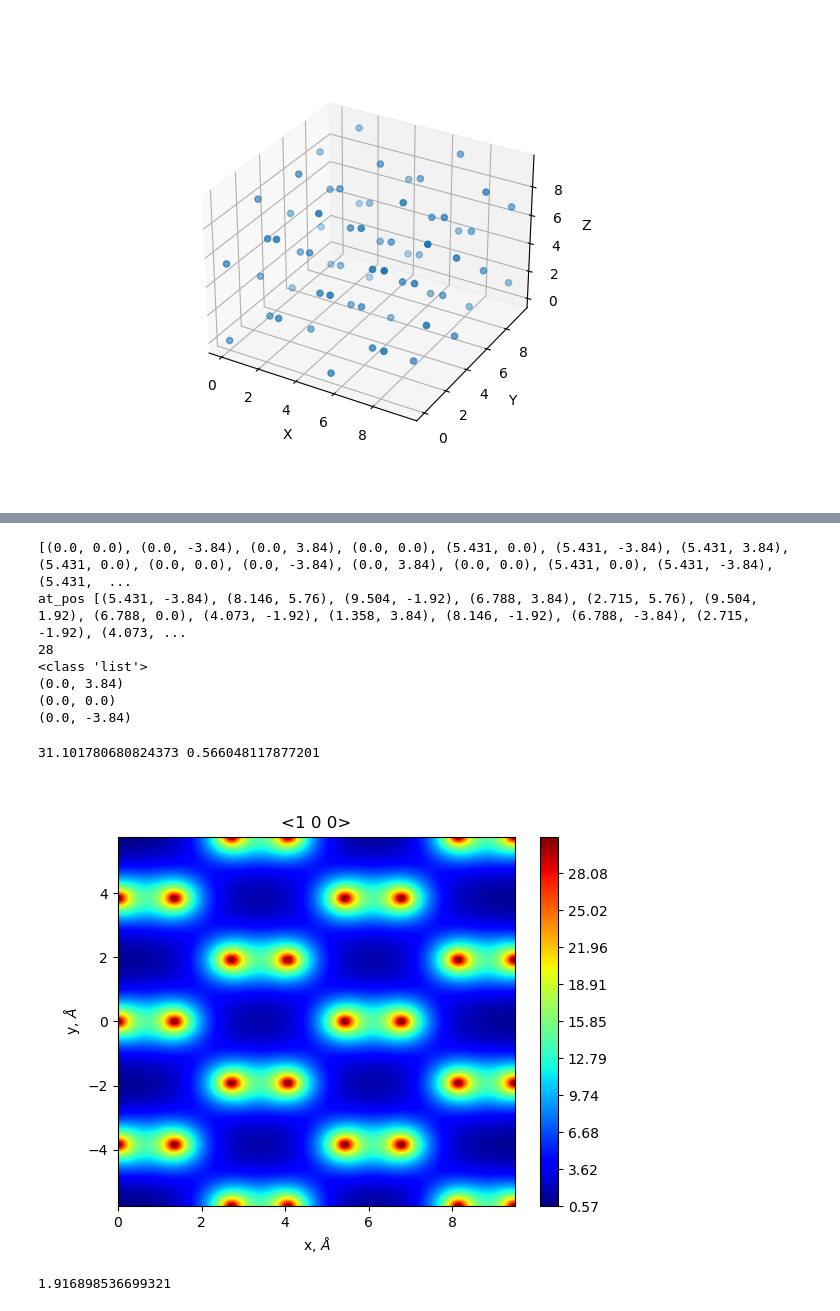
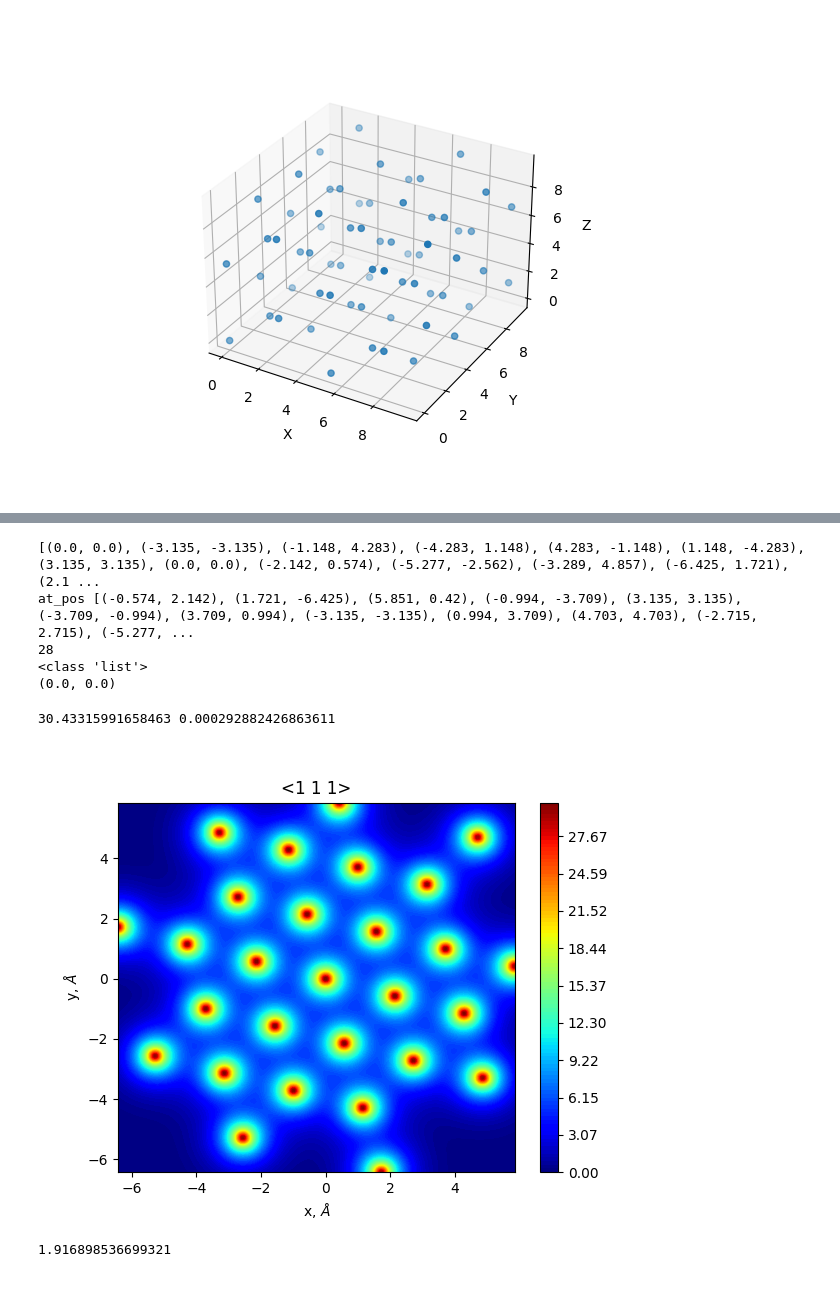
Before and after one commit to Ncanale/Channeling_Potential, a Jupyter notebook: ciftxt_reader.ipynb, the cells around one changed output, grey strips where cells are left out. Cells and saved outputs as stored; diff of their text form; code cells hidden in the pictures.

```diff
--- a/ciftxt_reader.ipynb
+++ b/ciftxt_reader.ipynb
@@ -213,8 +211,8 @@ for vettore_posizione in vettori_posizione:
     posizione_proiezione_vettoriale = np.array(vettore_posizione) - (posizione_proiezione * np.array(vettore_normale))
     posizioni_proiezioni.append(posizione_proiezione_vettoriale)'''
 
-asse = r"1 0 0"
-norm_vector = np.array([0, 1, 1])
+asse = r"1 1 1"
+norm_vector = np.array([1, 1, 1])
 norma = np.linalg.norm(norm_vector)
 
 norm_vector = norm_vector/norma
@@ -382,13 +364,11 @@ for atom in atom_positions:
     if atom[0]==0.0:
         print(atom)
 # %% [output]
-[(0.0, 0.0), (0.0, -3.84), (0.0, 3.84), (0.0, 0.0), (5.431, 0.0), (5.431, -3.84), (5.431, 3.84), (5.431, 0.0), (0.0, 0.0), (0.0, -3.84), (0.0, 3.84), (0.0, 0.0), (5.431, 0.0), (5.431, -3.84), (5.431,  ...
-at_pos [(5.431, -3.84), (8.146, 5.76), (9.504, -1.92), (6.788, 3.84), (2.715, 5.76), (9.504, 1.92), (6.788, 0.0), (4.073, -1.92), (1.358, 3.84), (8.146, -1.92), (6.788, -3.84), (2.715, -1.92), (4.073, ...
+[(0.0, 0.0), (-3.135, -3.135), (-1.148, 4.283), (-4.283, 1.148), (4.283, -1.148), (1.148, -4.283), (3.135, 3.135), (0.0, 0.0), (-2.142, 0.574), (-5.277, -2.562), (-3.289, 4.857), (-6.425, 1.721), (2.1 ...
+at_pos [(-0.574, 2.142), (1.721, -6.425), (5.851, 0.42), (-0.994, -3.709), (3.135, 3.135), (-3.709, -0.994), (3.709, 0.994), (-3.135, -3.135), (0.994, 3.709), (4.703, 4.703), (-2.715, 2.715), (-5.277, ...
 28
 <class 'list'>
-(0.0, 3.84)
 (0.0, 0.0)
-(0.0, -3.84)
 # %%
 a_Si = [1.876, 2.617, 0.8604, 0.3903, 0.07769 ]
 b_Si = [62.11, 18.68, 3.935, 0.7690, 0.0823]
@@ -449,19 +429,19 @@ print(U_top, U_bottom)
 #levels = [i*(U_2D_s.max()-U_2D_s.min())/n for i in range (0, n)]
 #levels = np.linspace(4, 32, 100)
 # %% [output]
-31.101780680824373 0.566048117877201
+30.43315991658463 0.000292882426863611
 # %%
 # Crea il grafico
-levels = np.linspace(U_bottom, U_top, 1000)
+levels = np.linspace(U_bottom, U_top, 100)
 fig, ax=plt.subplots()
 plt.contourf(xx, yy, U_2D,levels,  cmap='jet') #levels,
 plt.colorbar()
 plt.title("<"+ asse +">")
 plt.xlabel('x, $\AA$')
 plt.ylabel('y, $\AA$')
 plt.show()
 # %% [output]
-[figure, old version]
+[figure, new version]
 # %%
 xa,ya =2.73, 2.76
 xb,yb = 4.05, 1.37
```
Also changed, not shown: parts of 6 cells of this notebook, 1 other file.
